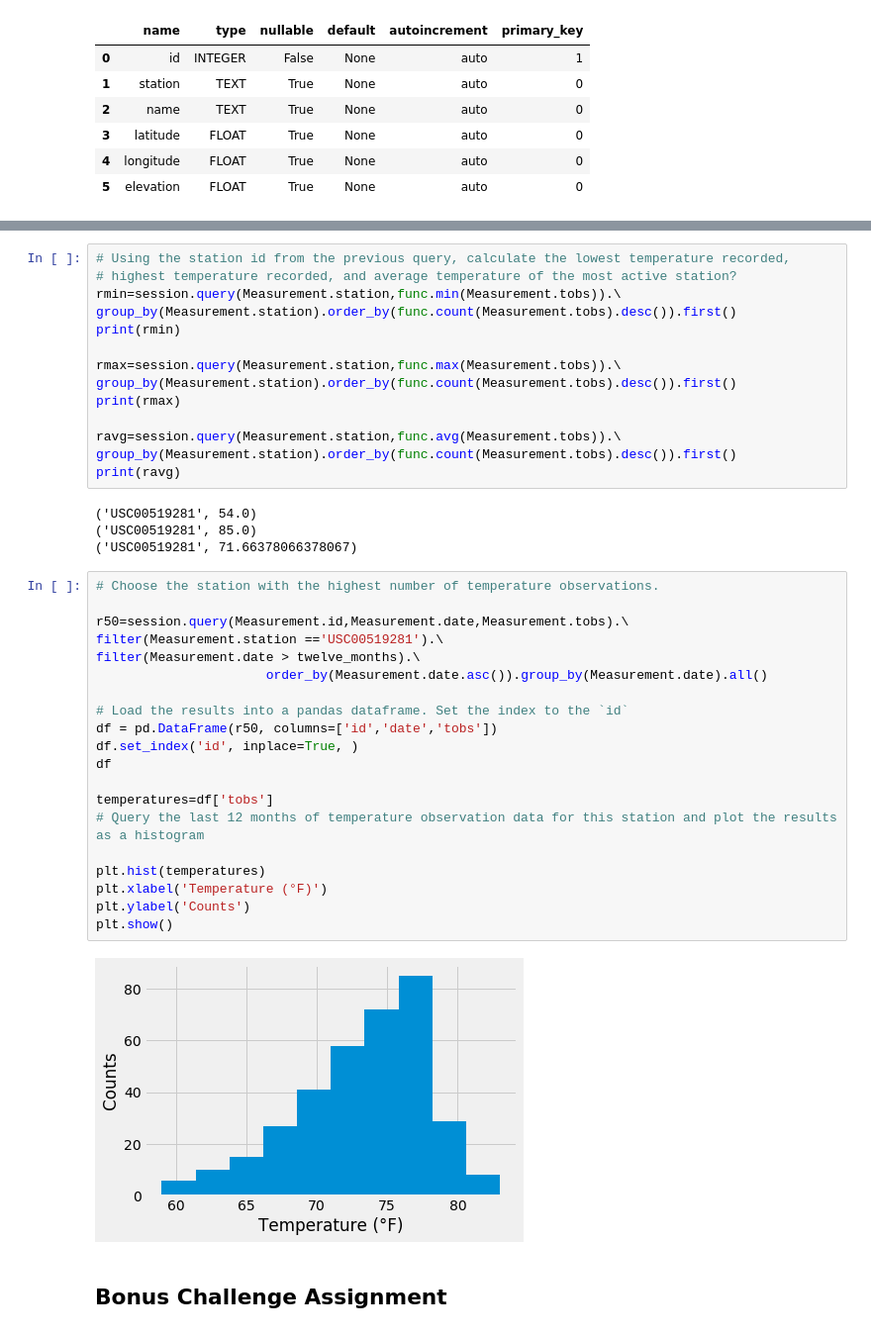
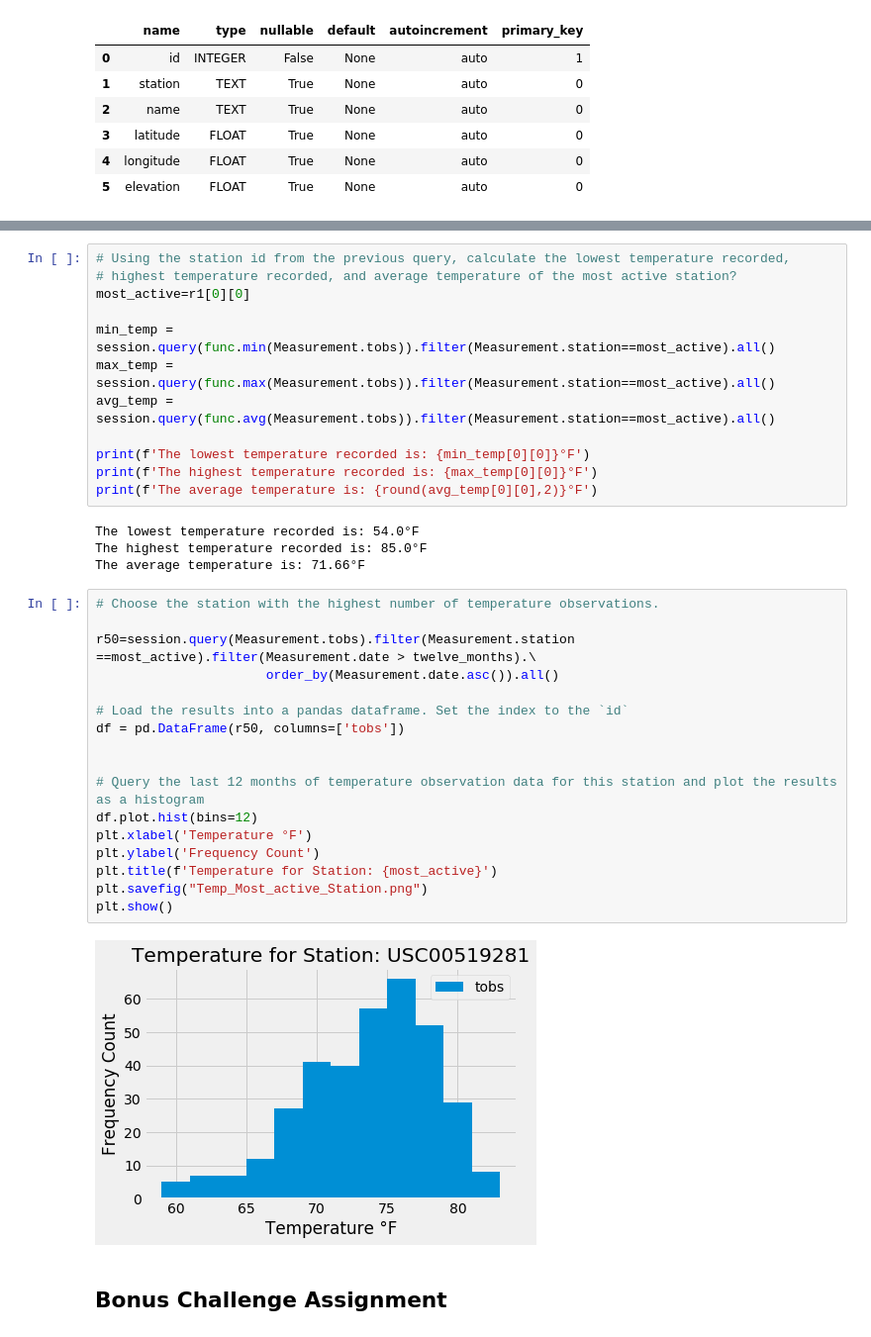
Before and after one commit to ltorresfdz/sqlalchemy-challenge, a Jupyter notebook: Homework 8 SQLAlchemy_climate_starter.ipynb, the cells around one changed output, grey strips where cells are left out. Shown at 99% size. Cells and saved outputs as stored; diff of their text form.

```diff
--- a/Homework 8 SQLAlchemy_climate_starter.ipynb
+++ b/Homework 8 SQLAlchemy_climate_starter.ipynb
@@ -258,43 +210,38 @@ r1
 # %%
 # Using the station id from the previous query, calculate the lowest temperature recorded,
 # highest temperature recorded, and average temperature of the most active station?
-rmin=session.query(Measurement.station,func.min(Measurement.tobs)).\
-group_by(Measurement.station).order_by(func.count(Measurement.tobs).desc()).first()
-print(rmin)
+most_active=r1[0][0]
 
-rmax=session.query(Measurement.station,func.max(Measurement.tobs)).\
-group_by(Measurement.station).order_by(func.count(Measurement.tobs).desc()).first()
-print(rmax)
+min_temp = session.query(func.min(Measurement.tobs)).filter(Measurement.station==most_active).all()
+max_temp = session.query(func.max(Measurement.tobs)).filter(Measurement.station==most_active).all()
+avg_temp = session.query(func.avg(Measurement.tobs)).filter(Measurement.station==most_active).all()
 
-ravg=session.query(Measurement.station,func.avg(Measurement.tobs)).\
-group_by(Measurement.station).order_by(func.count(Measurement.tobs).desc()).first()
-print(ravg)
+print(f'The lowest temperature recorded is: {min_temp[0][0]}°F')
+print(f'The highest temperature recorded is: {max_temp[0][0]}°F')
+print(f'The average temperature is: {round(avg_temp[0][0],2)}°F')
 # %% [output]
-('USC00519281', 54.0)
-('USC00519281', 85.0)
-('USC00519281', 71.66378066378067)
+The lowest temperature recorded is: 54.0°F
+The highest temperature recorded is: 85.0°F
+The average temperature is: 71.66°F
 # %%
 # Choose the station with the highest number of temperature observations.
 
-r50=session.query(Measurement.id,Measurement.date,Measurement.tobs).\
-filter(Measurement.station =='USC00519281').\
-filter(Measurement.date > twelve_months).\
-                      order_by(Measurement.date.asc()).group_by(Measurement.date).all()
+r50=session.query(Measurement.tobs).filter(Measurement.station ==most_active).filter(Measurement.date > twelve_months).\
+                      order_by(Measurement.date.asc()).all()
 
 # Load the results into a pandas dataframe. Set the index to the `id`
-df = pd.DataFrame(r50, columns=['id','date','tobs'])
-df.set_index('id', inplace=True, )
-df
+df = pd.DataFrame(r50, columns=['tobs'])
 
-temperatures=df['tobs']
+
 # Query the last 12 months of temperature observation data for this station and plot the results as a histogram
-
-plt.hist(temperatures)
-plt.xlabel('Temperature (°F)')
-plt.ylabel('Counts')
+df.plot.hist(bins=12)
+plt.xlabel('Temperature °F')
+plt.ylabel('Frequency Count')
+plt.title(f'Temperature for Station: {most_active}')
+plt.savefig("Temp_Most_active_Station.png")
 plt.show()
 # %% [output]
-[figure, old version]
+[figure, new version]
 # %% [markdown]
 ## Bonus Challenge Assignment
 # %%
```
Also changed, not shown: parts of 19 cells of this notebook, 7 other files.
